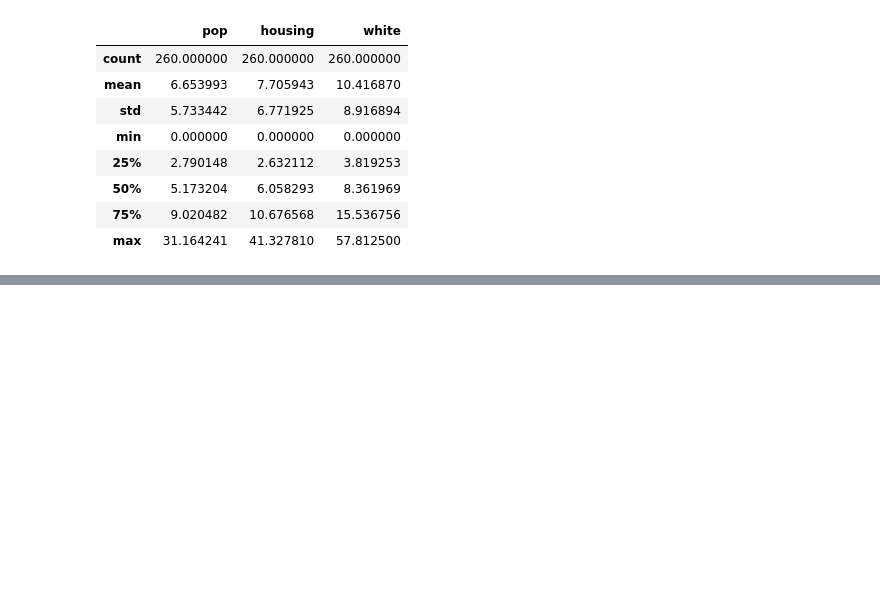
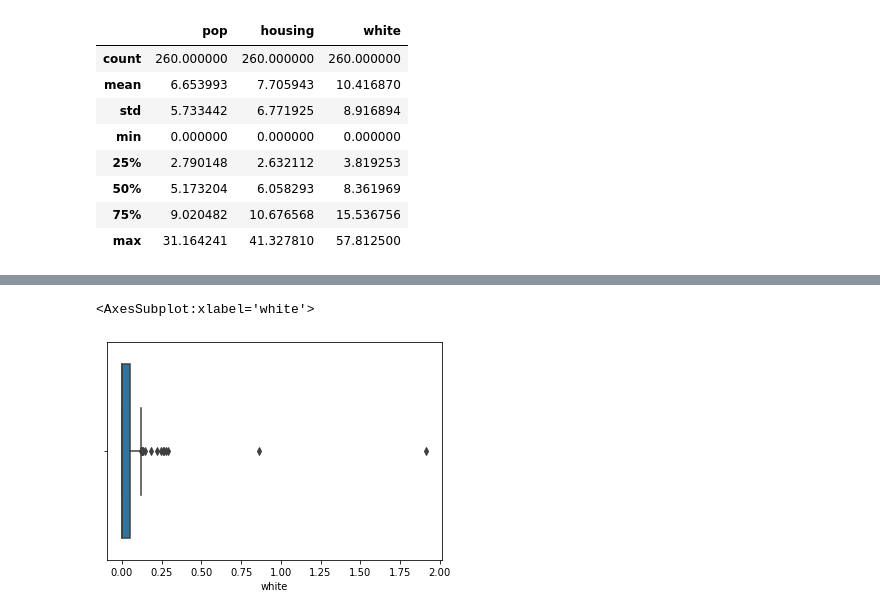
Before and after one commit to de-data-lab/census-tract-redistricting, a Jupyter notebook: population weighted interpolation/conversion_table.ipynb, the cells around one changed output, grey strips where cells are left out. Cells and saved outputs as stored; diff of their text form; code cells hidden in the pictures; blank space fills up the shorter version.

```diff
--- a/population weighted interpolation/conversion_table.ipynb
+++ b/population weighted interpolation/conversion_table.ipynb
@@ -121,0 +273,9 @@ differences.apply(np.abs).describe()
+# %%
+# TODO: GEOID 10005980000 has a ground truth value of 0, a value of 0 using the conversion table, and values < 1 in the interpolation
+
+# Remove outlier track from differences for now
+table_transferred3 = table_transferred.loc[table_transferred["GEOID"] != 10005980000]
+tract_interpolated3 = tract_interpolated.loc[tract_interpolated["GEOID"] != 10005980000]
+# %%
+# Calculate difference between ground truth data and interpolated data as a percentage of ground truth data
+differences3 = (tract_interpolated3[['pop','housing','white']] - table_transferred3[['pop','housing','white']]) / tract_interpolated3[['pop','housing','white']] * 100
@@ -121,0 +295,5 @@ differences.apply(np.abs).describe()
+# %%
+sns.boxplot(x=differences3['white'])
+# %% [output]
+<AxesSubplot:xlabel='white'>
+[figure, added]
```
Also changed, not shown: parts of 25 cells of this notebook, 3 other files.
